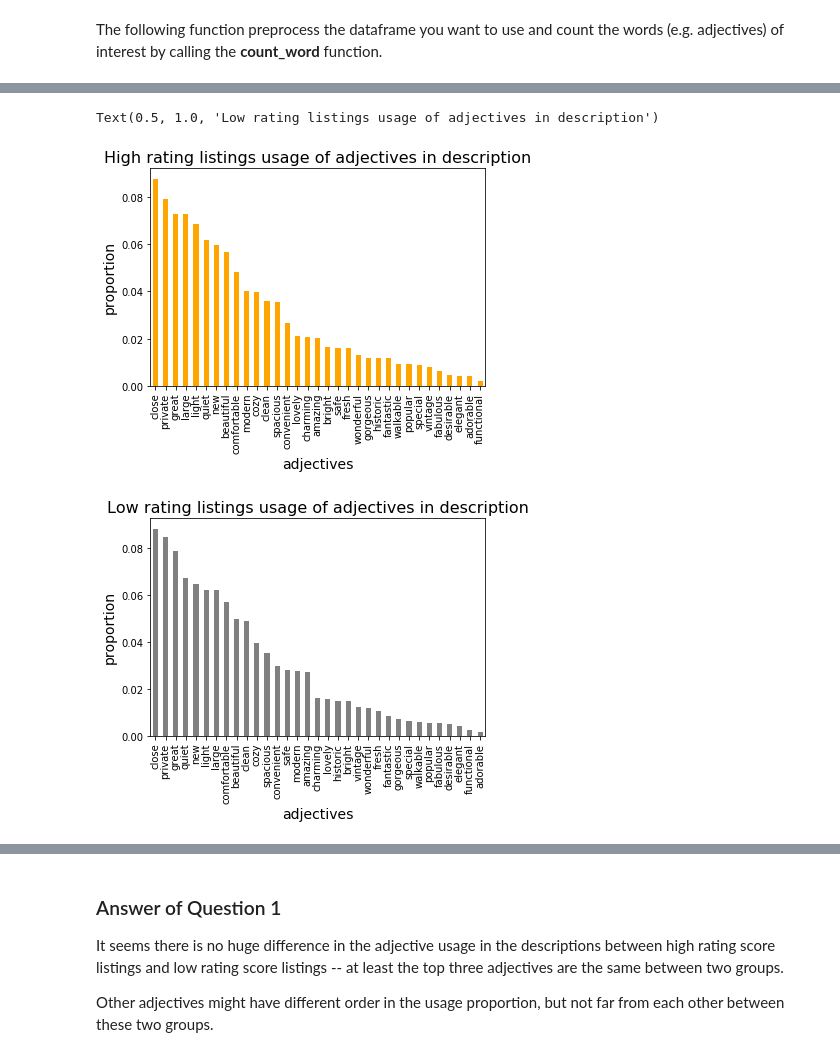
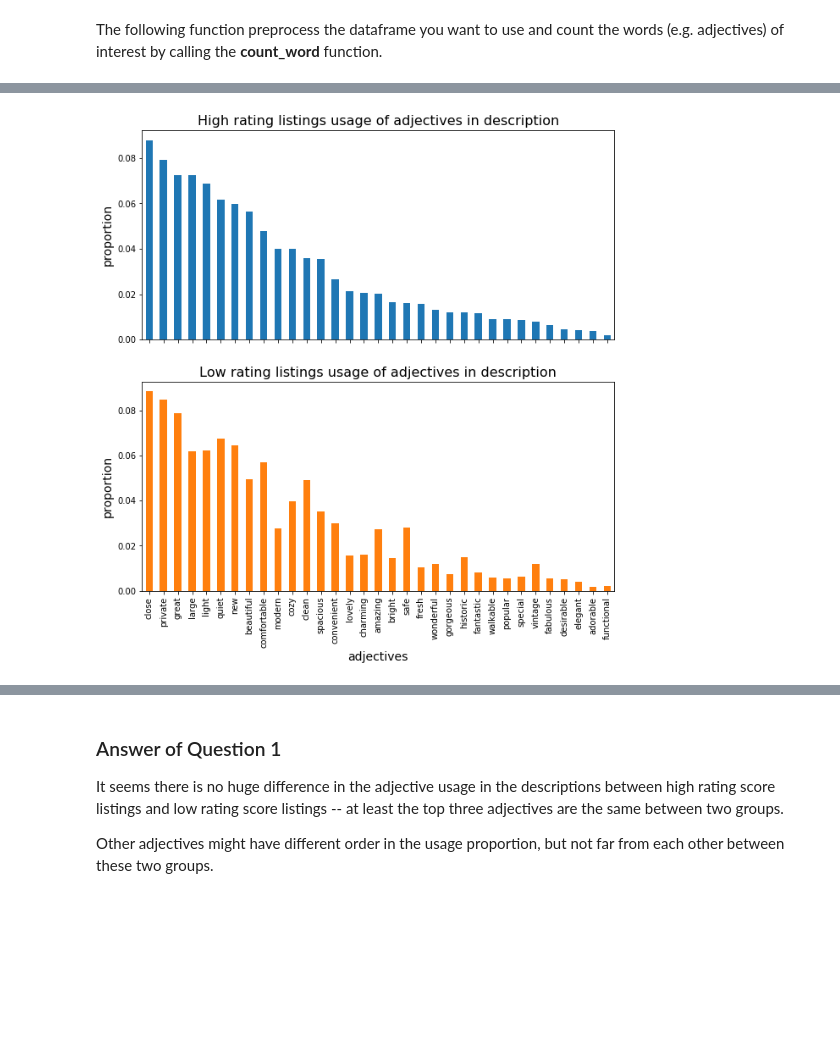
Before and after one commit to YeLiBCM/udacity-DS-nano-project1, a Jupyter notebook: project1_main.ipynb, the cells around one changed output, grey strips where cells are left out. Drawn from its saved outputs; the diff is of its cells as text; code cells hidden in the pictures; blank space fills up the shorter version.

```diff
--- a/project1_main.ipynb
+++ b/project1_main.ipynb
@@ -43,6 +47,7 @@ df_new.description.isnull().sum()
 0
 # %%
 # separate data directly
+y = df_new.review_scores_rating
 df_high_score = df_new[y > np.percentile(y,75)]
 df_low_score  = df_new[y < np.percentile(y,25)]
 # %%
@@ -95,0 +107,5 @@ def get_count(df, col = 'description', search_for = possible_adj):
+# %%
+prop_adj_high.rename(columns={'count':'high_count'}, inplace = True)
+prop_adj_low.rename(columns = {'count':'low_count'}, inplace = True)
+# %%
+prop_adj = pd.concat([prop_adj_high, prop_adj_low], axis=1, join='inner')
@@ -96,19 +133,10 @@ def get_count(df, col = 'description', search_for = possible_adj):
 # %%
-# plot out the adjective usage in high score listings and low score listings
-adj_high      = get_count(df_high_score)
-adj_low       = get_count(df_low_score)
-prop_adj_high = adj_high/adj_high.sum()
-prop_adj_low  = adj_low/adj_low.sum()
-
-ax[0] = prop_adj_high.plot(kind = 'bar', legend = None, color = 'orange')
-ax[0].set_xlabel('adjectives', fontsize = 14)
-ax[0].set_ylabel('proportion', fontsize = 14)
-ax[0].set_title('High rating listings usage of adjectives in description', fontsize = 16)
-ax[1] = prop_adj_low.plot(kind = 'bar', legend = None, color = 'grey')
-ax[1].set_xlabel('adjectives', fontsize = 14)
-ax[1].set_ylabel('proportion', fontsize = 14)
-ax[1].set_title('Low rating listings usage of adjectives in description', fontsize = 16)
+axes = prop_adj.plot.bar(legend = None, subplots=True, figsize = (10,10))
+axes[0].set_xlabel('adjectives', fontsize = 14)
+axes[0].set_ylabel('proportion', fontsize = 14)
+axes[0].set_title('High rating listings usage of adjectives in description', fontsize = 16);
+axes[1].set_xlabel('adjectives', fontsize = 14)
+axes[1].set_ylabel('proportion', fontsize = 14)
+axes[1].set_title('Low rating listings usage of adjectives in description', fontsize = 16);
 # %% [output]
-Text(0.5, 1.0, 'Low rating listings usage of adjectives in description')
-[figure, old version]
+[figure, new version]
-[figure, removed]
```
Also changed, not shown: parts of 38 cells of this notebook.
